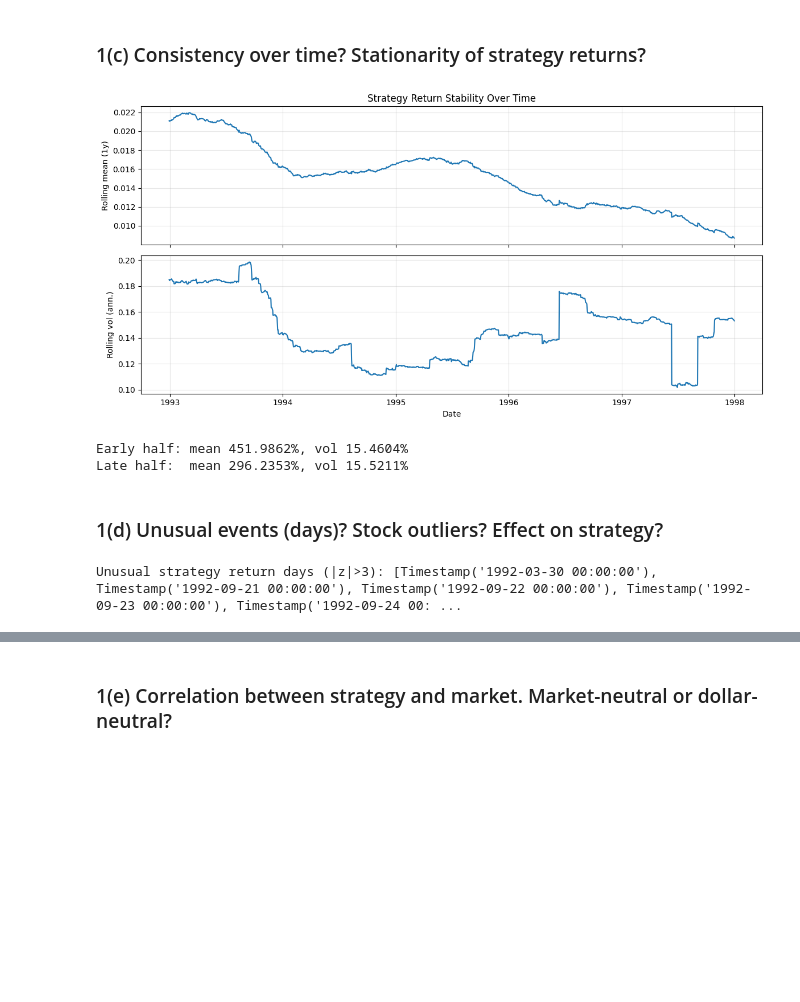
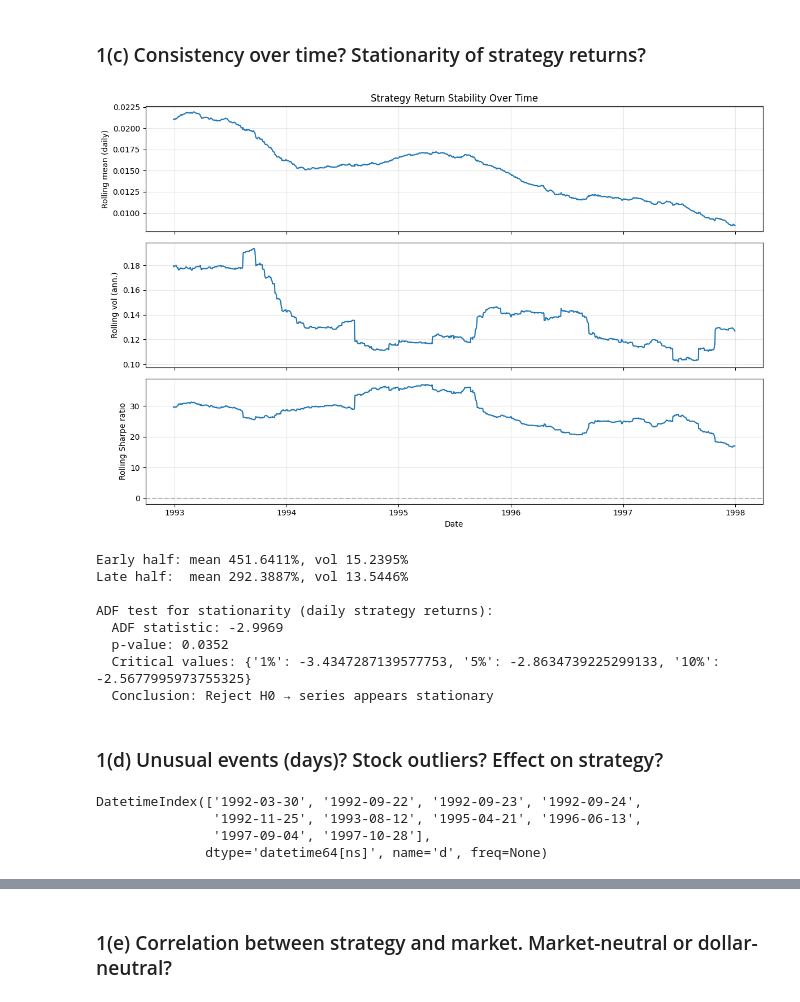
Before and after one commit to Nikhilesh-B/HW-Spring-2026, a Jupyter notebook: Financial data science and computing/analysis.ipynb, the cells around one changed output, grey strips where cells are left out. Saved outputs shown, nothing was run; the diff lists cells and outputs as text; code cells hidden in the pictures; blank space fills up the shorter version.

```diff
--- a/Financial data science and computing/analysis.ipynb
+++ b/Financial data science and computing/analysis.ipynb
@@ -57,0 +197,20 @@ Date range: 1991-12-23 00:00:00 to 2003-12-31 00:00:00
+# %%
+# Create cleaned copy; apply fixes before pivot
+df_clean = df.copy()
+
+# Fix 1: Drop duplicate (d, id) - keep first occurrence
+df_clean = df_clean.drop_duplicates(subset=['d', 'id'], keep='first')
+
+# Fix 2: Replace impossible returns (ret < -1) with NaN
+# Log returns < -1 imply >63% loss in one day - data error for CRSP
+df_clean.loc[df_clean['ret'] < -1, 'ret'] = np.nan
+
+# Fix 3: Winsorize extreme returns at ±50% (optional, reduces outlier impact)
+# Log return ±0.5 ≈ ±65% simple return - cap for robustness
+df_clean['ret'] = df_clean['ret'].clip(lower=-0.5, upper=0.5)
+
+# Rebuild ret_wide from cleaned df
+ret_wide = df_clean.pivot(index='d', columns='id', values='ret')
+
+print(f"Cleaned: {len(df) - len(df_clean)} duplicates dropped")
+print(f"Returns matrix shape: {ret_wide.shape}")
@@ -90,6 +252,7 @@ def normalize_weights_long_short(w_raw):
 def contrarian_weights_at_t(ret_row, market_ret):
     """Weights for one day: raw then normalized (Eq. 2, 4)."""
     excess = ret_row - market_ret
+    excess = excess.fillna(0)  # Exclude stocks with NaN return from portfolio (0 weight)
     w_raw = compute_raw_weights(excess)
     return normalize_weights_long_short(w_raw)
 
@@ -156,41 +319,65 @@ Market:    Mean 14.78%  Vol 7.81%  Sharpe 1.89
 # %%
 # TODO: Rolling mean/vol, subsample stats, or formal stationarity test
 # Hint: Split sample into halves or rolling windows; compare mean/vol
 window = 252  # 1 year
 rolling_mean = pi_strategy.rolling(window).mean()
 rolling_vol = pi_strategy.rolling(window).std() * np.sqrt(TRADING_DAYS)
+rolling_mean_ann = rolling_mean * TRADING_DAYS
+rolling_sr = rolling_mean_ann / rolling_vol  # annualized SR over rolling window
 
-fig, axes = plt.subplots(2, 1, figsize=(12, 6), sharex=True)
+fig, axes = plt.subplots(3, 1, figsize=(12, 8), sharex=True)
 axes[0].plot(rolling_mean.index, rolling_mean.values)
-axes[0].set_ylabel('Rolling mean (1y)')
+axes[0].set_ylabel('Rolling mean (daily)')
 axes[0].set_title('Strategy Return Stability Over Time')
 axes[0].grid(True, alpha=0.3)
 axes[1].plot(rolling_vol.index, rolling_vol.values)
 axes[1].set_ylabel('Rolling vol (ann.)')
-axes[1].set_xlabel('Date')
 axes[1].grid(True, alpha=0.3)
+axes[2].plot(rolling_sr.index, rolling_sr.values)
+axes[2].set_ylabel('Rolling Sharpe ratio')
+axes[2].set_xlabel('Date')
+axes[2].axhline(y=0, color='gray', linestyle='--', alpha=0.5)
+axes[2].grid(True, alpha=0.3)
 plt.tight_layout()
 plt.show()
 
 # Subsample comparison: TODO fill in interpretation
 half = len(pi_strategy) // 2
 early, late = pi_strategy.iloc[:half], pi_strategy.iloc[half:]
 print("Early half: mean {:.4%}, vol {:.4%}".format(early.mean()*252, early.std()*np.sqrt(252)))
 print("Late half:  mean {:.4%}, vol {:.4%}".format(late.mean()*252, late.std()*np.sqrt(252)))
+
+# Augmented Dickey-Fuller test for stationarity of daily returns
+from statsmodels.tsa.stattools import adfuller
+adf_result = adfuller(pi_strategy.dropna(), autolag='AIC')
+print("\nADF test for stationarity (daily strategy returns):")
+print(f"  ADF statistic: {adf_result[0]:.4f}")
+print(f"  p-value: {adf_result[1]:.4f}")
+print(f"  Critical values: {adf_result[4]}")
+if adf_result[1] < 0.05:
+    print("  Conclusion: Reject H0 → series appears stationary")
+else:
+    print("  Conclusion: Fail to reject H0 → series may have unit root (non-stationary)")
 # %% [output]
-[figure, old version]
+[figure, new version]
-Early half: mean 451.9862%, vol 15.4604%
-Late half:  mean 296.2353%, vol 15.5211%
+Early half: mean 451.6411%, vol 15.2395%
+Late half:  mean 292.3887%, vol 13.5446%
+
+ADF test for stationarity (daily strategy returns):
+  ADF statistic: -2.9969
+  p-value: 0.0352
+  Critical values: {'1%': -3.4347287139577753, '5%': -2.8634739225299133, '10%': -2.5677995973755325}
+  Conclusion: Reject H0 → series appears stationary
 # %% [markdown]
 ### 1(d) Unusual events (days)? Stock outliers? Effect on strategy?
 # %%
 # TODO: Flag unusual days (z-score > 3?), stock-level outliers, robustness check
 z_scores = np.abs(stats.zscore(pi_strategy.dropna()))
-unusual_days = pi_strategy.index[z_scores > 3]
-print("Unusual strategy return days (|z|>3):", list(unusual_days) if len(unusual_days) else "None")
+unusual_days = pi_strategy.index[z_scores > 4]
 
-# Stock-level: which stocks have extreme returns most often?
-# TODO: Define outlier threshold per stock; identify problematic stocks
-# TODO: Re-run strategy excluding outliers; compare metrics
+print(unusual_days)
 # %% [output]
-Unusual strategy return days (|z|>3): [Timestamp('1992-03-30 00:00:00'), Timestamp('1992-09-21 00:00:00'), Timestamp('1992-09-22 00:00:00'), Timestamp('1992-09-23 00:00:00'), Timestamp('1992-09-24 00: ...
+DatetimeIndex(['1992-03-30', '1992-09-22', '1992-09-23', '1992-09-24',
+               '1992-11-25', '1993-08-12', '1995-04-21', '1996-06-13',
+               '1997-09-04', '1997-10-28'],
+              dtype='datetime64[ns]', name='d', freq=None)
```
Also changed, not shown: parts of 27 cells of this notebook, 19 other files.
